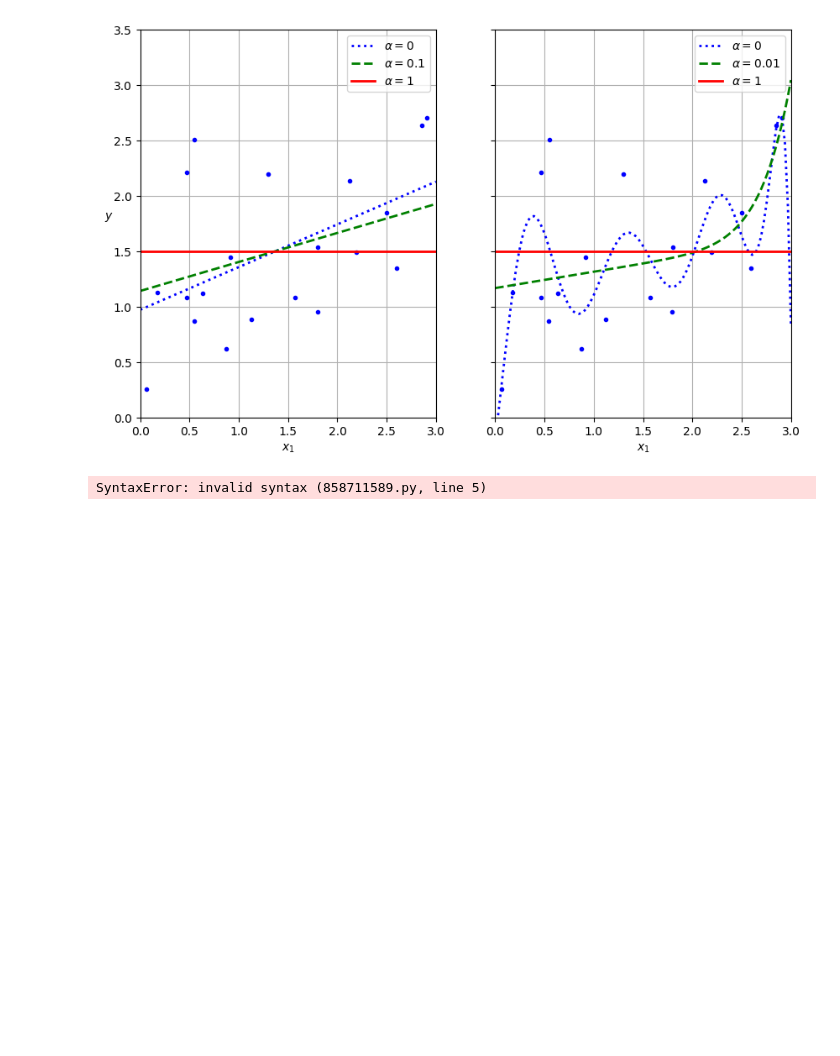
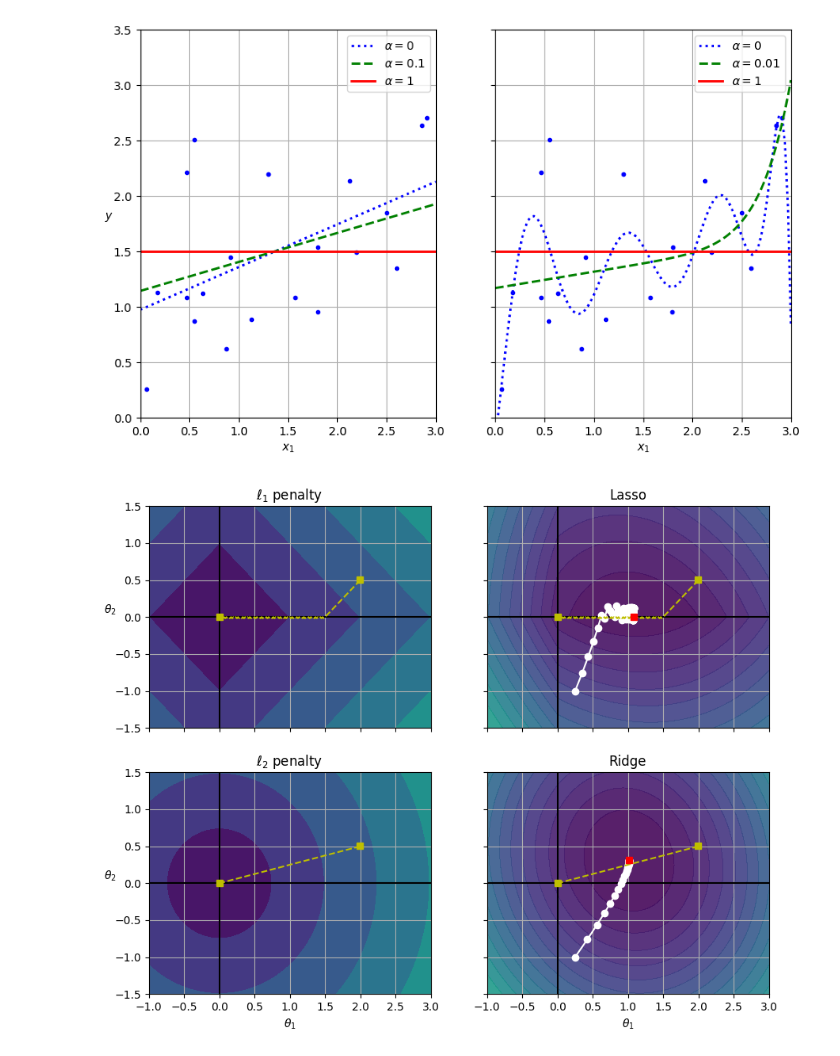
Before and after one commit to sunodmongia/Linear-Models, a Jupyter notebook: linear-model.ipynb, the cells around one changed output. Saved outputs shown, nothing was run; the diff lists cells and outputs as text; code cells hidden in the pictures; blank space fills up the shorter version.

```diff
--- a/linear-model.ipynb
+++ b/linear-model.ipynb
@@ -500,41 +500,90 @@ t2s = np.linspace(t2a, t2b, 500)
 t1, t2 = np.meshgrid(t1s, t2s)
 
 # Grid Point into Parameter Vector
-T = np.c_[t1.ravel(), t2.ravel()]
+T = np.c_[t1.ravel(), t2.ravel()]  # ravel converts 2D into flat array
 
 # Sample Data and Target
 Xr = np.array([[1, 1], [1, -1], [1, 0.5]])
 yr = 2 * Xr[:, :1] + 0.5 * Xr[:, 1:]
 
 # Computing Loss Function (J)
 J = (1 / len(Xr) * ((T @ Xr.T - yr.T) ** 2).sum(axis=1)).reshape(t1.shape)
 
 # Computing L1 and L2 Norms of parameters for penalties
 N1 = np.linalg.norm(T, ord=1, axis=1).reshape(t1.shape)
-N2 = np.linalg.norm(T, ord=2, axis=1).reshape(t2.shape)
+N2 = np.linalg.norm(T, ord=2, axis=1).reshape(t1.shape)
 
 # Parameters minimizing the Loss without Regularization
 t_min_idx = np.unravel_index(J.argmin(), J.shape)
 t1_min, t2_min = t1[t_min_idx], t2[t_min_idx]
 
 # Starting Point of Batch Gradient Descent
 t_init = np.array([[0.25], [-1]])
 
 
 # Function for plotting the graph
-def bgd_path(theta, X, y, l1, l2, core=1, eta=0.05, n_iteration=200):
+def bgd_path(theta, X, y, l1, l2, core=1, eta=0.05, n_iterations=200):
     path = [theta]
-    for iteration in range(n_iteration):
+    for iteration in range(n_iterations):
         gradients = (
             core * 2 / len(X) * X.T @ (X @ theta - y) + l1 * np.sign(theta) + l2 * theta
         )
         theta = theta - eta * gradients
         path.append(theta)
     return np.array(path)
 
 
-fig, axes = plt.subplots(2,2, sharex=True, sharey=True, figsize=(10.1, 8))
+fig, axes = plt.subplots(2, 2, sharex=True, sharey=True, figsize=(10.1, 8))
 
-for i, N, l1, l2, title in ((0, N1, 2.0, 0, "Lasso"), (1, N2, 0, 2.0 "Ridge")):
+for i, N, l1, l2, title in ((0, N1, 2.0, 0, "Lasso"), (1, N2, 0, 2.0, "Ridge")):
+    JR = J + l1 * N1 + l2 * 0.5 * N2**2
+
+    tr_min_idx = np.unravel_index(JR.argmin(), JR.shape)
+    t1r_min, t2r_min = t1[tr_min_idx], t2[tr_min_idx]
+
+    levels = np.exp(np.linspace(0, 1, 20)) - 1
+    levelsJ = levels * (J.max() - J.min()) + J.min()
+    levelsJR = levels * (JR.max() - JR.min()) + JR.min()
+    levelsN = np.linspace(0, N.max(), 10)
+
+    path_J = bgd_path(t_init, Xr, yr, l1=0, l2=0)
+    path_JR = bgd_path(t_init, Xr, yr, l1, l2)
+    path_N = bgd_path(
+        theta=np.array([[2.0], [0.5]]),
+        X=Xr,
+        y=yr,
+        l1=np.sign(l1) / 3,
+        l2=np.sign(l2),
+        core=0,
+    )
+    ax = axes[i, 0]
+    ax.grid()
+    ax.axhline(y=0, color="k")
+    ax.axvline(x=0, color="k")
+    ax.contourf(t1, t2, N / 2.0, levels=levelsN)
+    ax.plot(path_N[:, 0], path_N[:, 1], "y--")
+    ax.plot(0, 0, "ys")
+    ax.plot(t1_min, t2_min, "ys")
+    ax.set_title(rf"$\ell_{i + 1}$ penalty")
+    ax.axis([t1a, t1b, t2a, t2b])
+    if i == 1:
+        ax.set_xlabel(r"$\theta_1$")
+    ax.set_ylabel(r"$\theta_2$", rotation=0)
+
+    ax = axes[i, 1]
+    ax.grid()
+    ax.axhline(y=0, color="k")
+    ax.axvline(x=0, color="k")
+    ax.contourf(t1, t2, JR, levels=levelsJR, alpha=0.9)
+    ax.plot(path_JR[:, 0], path_JR[:, 1], "w-o")
+    ax.plot(path_N[:, 0], path_N[:, 1], "y--")
+    ax.plot(0, 0, "ys")
+    ax.plot(t1_min, t2_min, "ys")
+    ax.plot(t1r_min, t2r_min, "rs")
+    ax.set_title(title)
+    ax.axis([t1a, t1b, t2a, t2b])
+    if i == 1:
+        ax.set_xlabel(r"$\theta_1$")
+plt.show()
 # %% [output]
-SyntaxError: invalid syntax (858711589.py, line 5)
+[figure, added]
```
